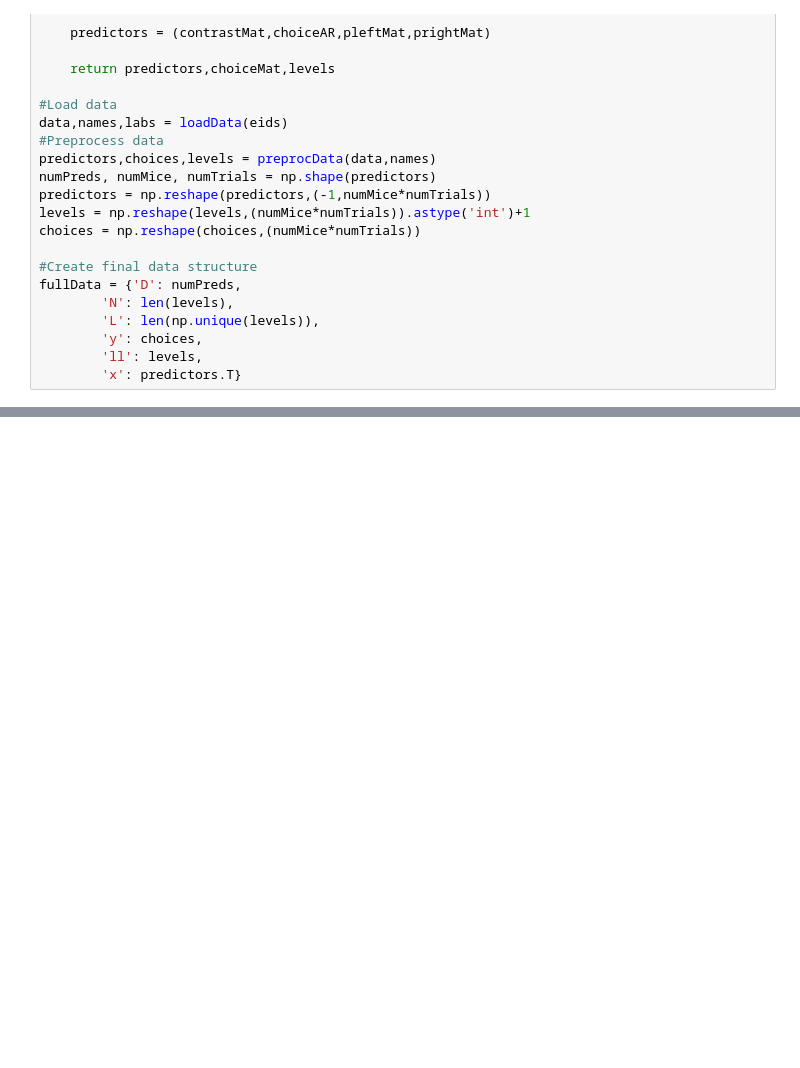
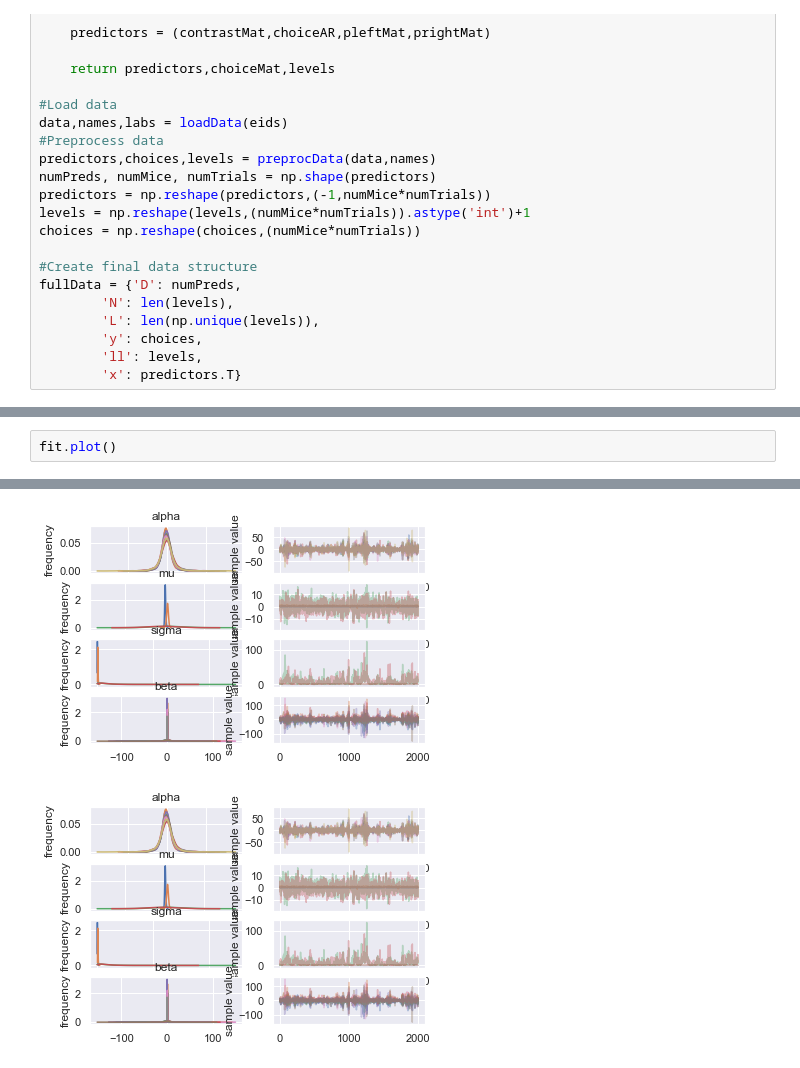
Before and after one commit to YSanchezAraujo/neuro_team_psy504, a Jupyter notebook: hierarchical_logistic.ipynb, the cells around one changed output, grey strips where cells are left out. Cells and saved outputs as stored; diff of their text form; blank space fills up the shorter version.

```diff
--- a/hierarchical_logistic.ipynb
+++ b/hierarchical_logistic.ipynb
@@ -281,0 +269,3 @@ np.shape(mus)
+# %%
+fit.plot()
+# %% [output]
@@ -281,0 +273,2 @@ np.shape(mus)
+[figure, added]
+[figure, added]
```
Also changed, not shown: parts of 8 cells of this notebook, 1 other file.
